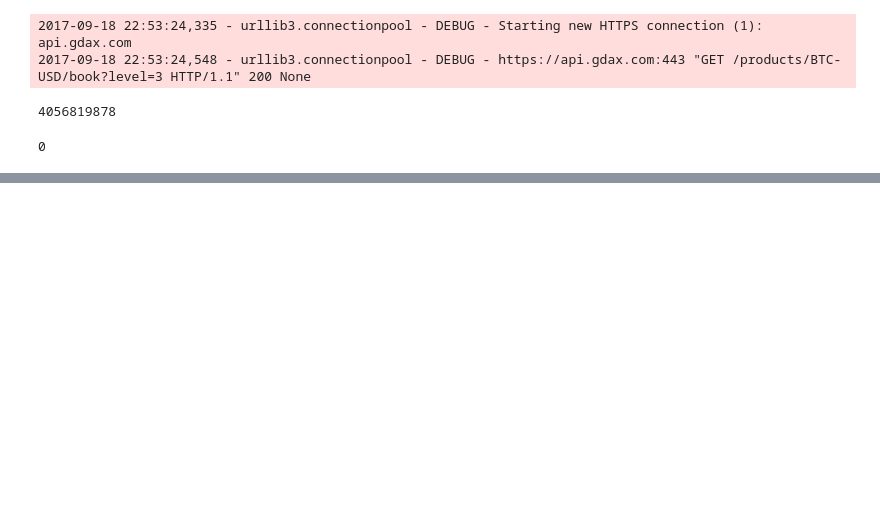
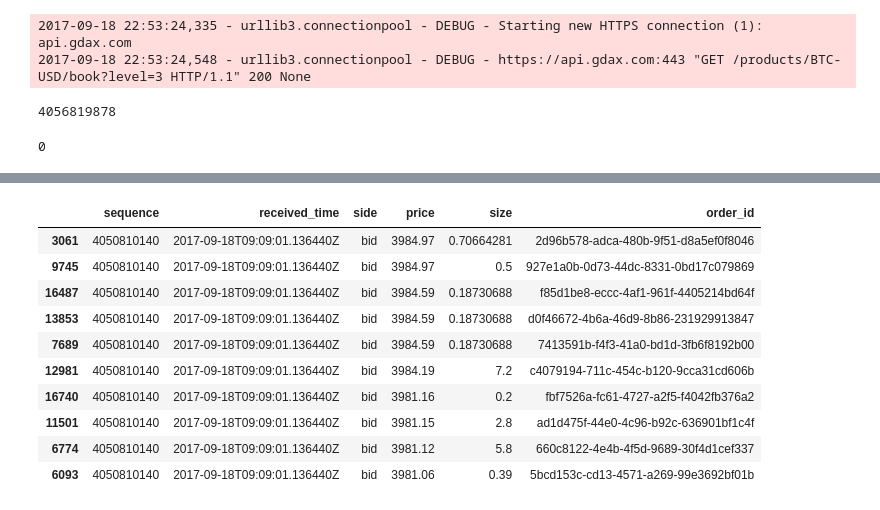
Before and after one commit to divir94/bitcoin, a Jupyter notebook: bitcoin/notebooks/Storage.ipynb, the cells around one changed output, grey strips where cells are left out. Saved outputs shown, nothing was run; the diff lists cells and outputs as text; code cells hidden in the pictures; blank space fills up the shorter version.

```diff
--- a/bitcoin/notebooks/Storage.ipynb
+++ b/bitcoin/notebooks/Storage.ipynb
@@ -111,0 +189,14 @@ msgs.next()
+# %%
+df[df.side == 'bid'].sort_values('price', ascending=False).head(10)
+# %% [output]
+|  | sequence | received_time | side | price | size | order_id |
+| 3061 | 4050810140 | 2017-09-18T09:09:01.136440Z | bid | 3984.97 | 0.70664281 | 2d96b578-adca-480b-9f51-d8a5ef0f8046 |
+| 9745 | 4050810140 | 2017-09-18T09:09:01.136440Z | bid | 3984.97 | 0.5 | 927e1a0b-0d73-44dc-8331-0bd17c079869 |
+| 16487 | 4050810140 | 2017-09-18T09:09:01.136440Z | bid | 3984.59 | 0.18730688 | f85d1be8-eccc-4af1-961f-4405214bd64f |
+| 13853 | 4050810140 | 2017-09-18T09:09:01.136440Z | bid | 3984.59 | 0.18730688 | d0f46672-4b6a-46d9-8b86-231929913847 |
+| 7689 | 4050810140 | 2017-09-18T09:09:01.136440Z | bid | 3984.59 | 0.18730688 | 7413591b-f4f3-41a0-bd1d-3fb6f8192b00 |
+| 12981 | 4050810140 | 2017-09-18T09:09:01.136440Z | bid | 3984.19 | 7.2 | c4079194-711c-454c-b120-9cca31cd606b |
+| 16740 | 4050810140 | 2017-09-18T09:09:01.136440Z | bid | 3981.16 | 0.2 | fbf7526a-fc61-4727-a2f5-f4042fb376a2 |
+| 11501 | 4050810140 | 2017-09-18T09:09:01.136440Z | bid | 3981.15 | 2.8 | ad1d475f-44e0-4c96-b92c-636901bf1c4f |
+| 6774 | 4050810140 | 2017-09-18T09:09:01.136440Z | bid | 3981.12 | 5.8 | 660c8122-4e4b-4f5d-9689-30f4d1cef337 |
+| 6093 | 4050810140 | 2017-09-18T09:09:01.136440Z | bid | 3981.06 | 0.39 | 5bcd153c-cd13-4571-a269-99e3692bf01b |
```
Also changed, not shown: parts of 9 cells of this notebook, 1 other file.
